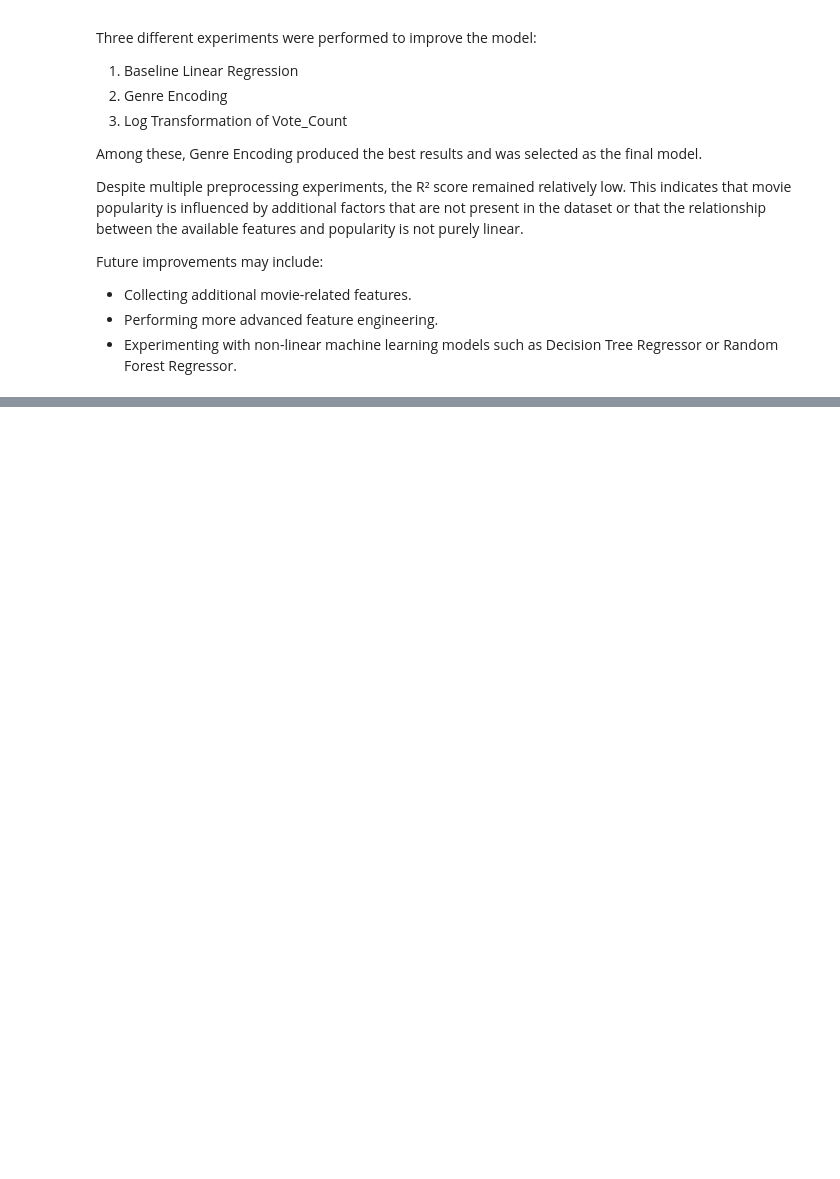
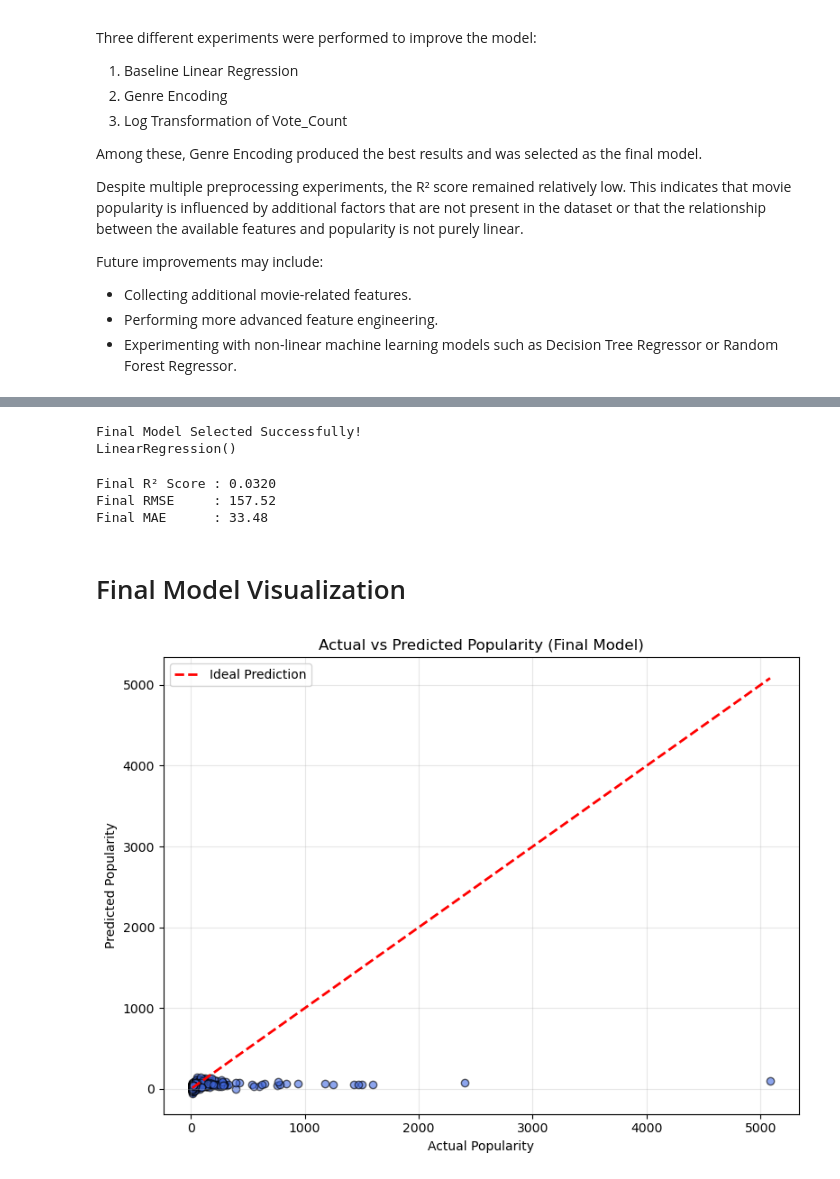
Before and after one commit to Deptator/data-science-projects, a Jupyter notebook: 01-Netflix-Data-Analysis/02-Movie-Popularity-Prediction.ipynb.ipynb, the cells around one changed output, grey strips where cells are left out. Saved outputs shown, nothing was run; the diff lists cells and outputs as text; code cells hidden in the pictures; blank space fills up the shorter version.

Commit message:
Added movie popularity prediction model

```diff
--- a/01-Netflix-Data-Analysis/02-prediction-model.ipynb
+++ b/01-Netflix-Data-Analysis/02-Movie-Popularity-Prediction.ipynb.ipynb
@@ -751,0 +784,61 @@ Future improvements may include:
+# %%
+# Final Selected Model
+
+final_model = model_v2
+
+X_train_final = X_train_v2
+X_test_final = X_test_v2
+
+y_train_final = y_train_v2
+y_test_final = y_test_v2
+
+y_pred_final = y_pred_v2
+# %%
+print("Final Model Selected Successfully!")
+print(final_model)
+# %% [output]
+Final Model Selected Successfully!
+LinearRegression()
+# %%
+print(f"Final R² Score : {r2_v2:.4f}")
+print(f"Final RMSE     : {rmse_v2:.2f}")
+print(f"Final MAE      : {mae_v2:.2f}")
+# %% [output]
+Final R² Score : 0.0320
+Final RMSE     : 157.52
+Final MAE      : 33.48
+# %% [markdown]
+# Final Model Visualization
+# %%
+plt.figure(figsize=(8,6))
+
+plt.scatter(
+    y_test_final,
+    y_pred_final,
+    alpha=0.6,
+    color='royalblue',
+    edgecolors='black'
+)
+
+plt.plot(
+    [y_test_final.min(), y_test_final.max()],
+    [y_test_final.min(), y_test_final.max()],
+    color='red',
+    linestyle='--',
+    linewidth=2,
+    label='Ideal Prediction'
+)
+
+plt.title("Actual vs Predicted Popularity (Final Model)")
+plt.xlabel("Actual Popularity")
+plt.ylabel("Predicted Popularity")
+
+plt.legend()
+
+plt.grid(alpha=0.3)
+
+plt.tight_layout()
+plt.savefig("outputs/final_model_prediction.png", dpi=300, bbox_inches='tight')
+plt.show()
+# %% [output]
+[figure, added]
```
Also changed, not shown: parts of 5 cells of this notebook, 2 other files.
